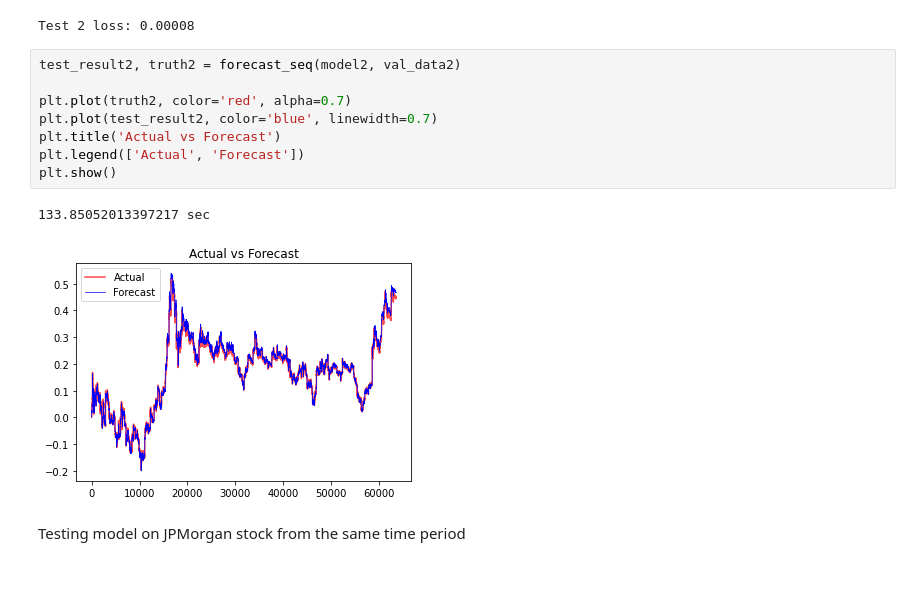
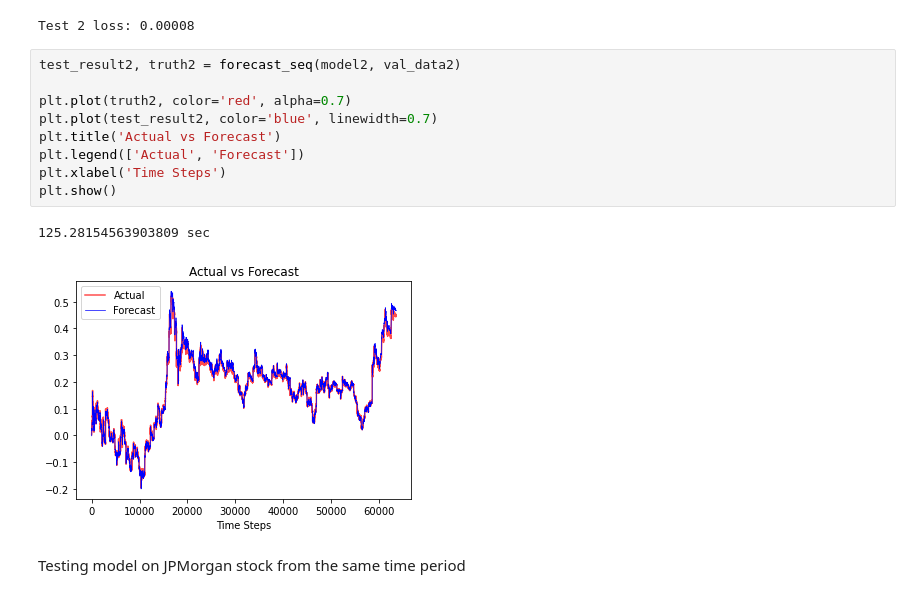
Before and after one commit to ctxj/Time-Series-Transformer-Pytorch, a Jupyter notebook: transformer_model.ipynb, the cells around one changed output. Saved outputs shown, nothing was run; the diff lists cells and outputs as text.

```diff
--- a/transformer_model.ipynb
+++ b/transformer_model.ipynb
@@ -343,14 +347,15 @@ Test 2 loss: 0.00008
 # %%
 test_result2, truth2 = forecast_seq(model2, val_data2)
 
 plt.plot(truth2, color='red', alpha=0.7)
 plt.plot(test_result2, color='blue', linewidth=0.7)
 plt.title('Actual vs Forecast')
 plt.legend(['Actual', 'Forecast'])
+plt.xlabel('Time Steps')
 plt.show()
 # %% [output]
-133.85052013397217 sec
+125.28154563903809 sec
-[figure, old version]
+[figure, new version]
 # %% [markdown]
 Testing model on JPMorgan stock from the same time period
 # %%
```
Also changed, not shown: parts of 6 cells of this notebook.
